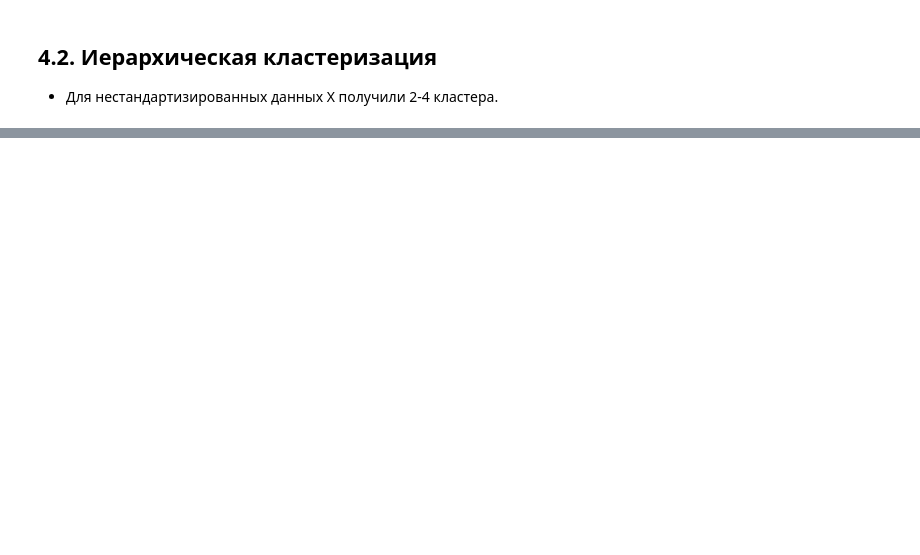
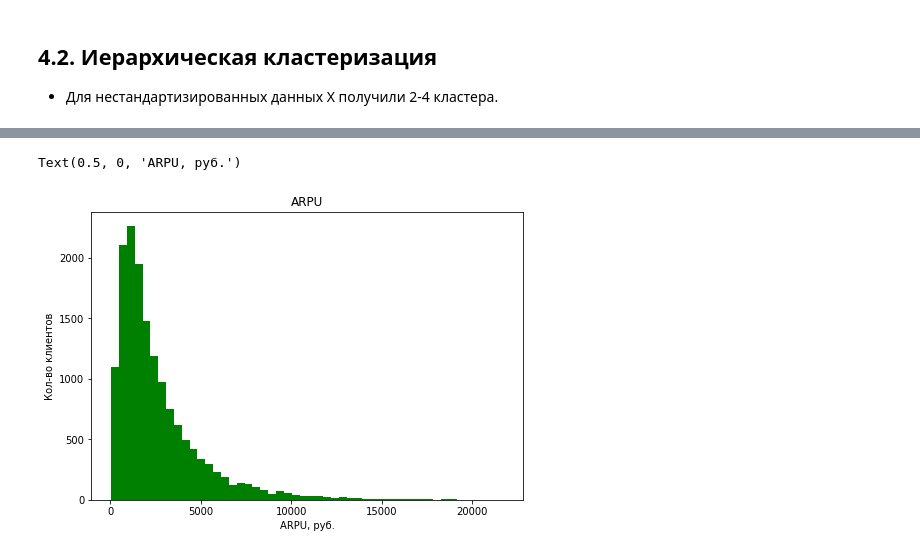
Before and after one commit to Viktoriia2020/Viktoriia, a Jupyter notebook: 2Кластеризация.ipynb, the cells around one changed output, grey strips where cells are left out. Saved outputs shown, nothing was run; the diff lists cells and outputs as text; code cells hidden in the pictures; blank space fills up the shorter version.

```diff
--- a/2Кластеризация.ipynb
+++ b/2Кластеризация.ipynb
@@ -495,0 +566,3 @@ plt.show()
+# %%
+Modif=load('7.xlsx', 0)
+Modif.shape
@@ -495,0 +571,4 @@ plt.show()
+# %%
+Modif=Modif[Modif['Кластер DBSCAN']>=0]
+X=Modif.drop('Кластер DBSCAN', axis='columns')
+X.shape
@@ -495,0 +597,10 @@ plt.show()
+# %%
+fig = plt.figure()
+axes = fig.add_axes([0, 0, 1, 1])
+axes.hist(X['ARPU'], bins=50, color = 'green')
+axes.set_title('ARPU')
+axes.set_ylabel('Кол-во клиентов')
+axes.set_xlabel('ARPU, руб.')
+# %% [output]
+Text(0.5, 0, 'ARPU, руб.')
+[figure, added]
```
Also changed, not shown: parts of 44 cells of this notebook.
